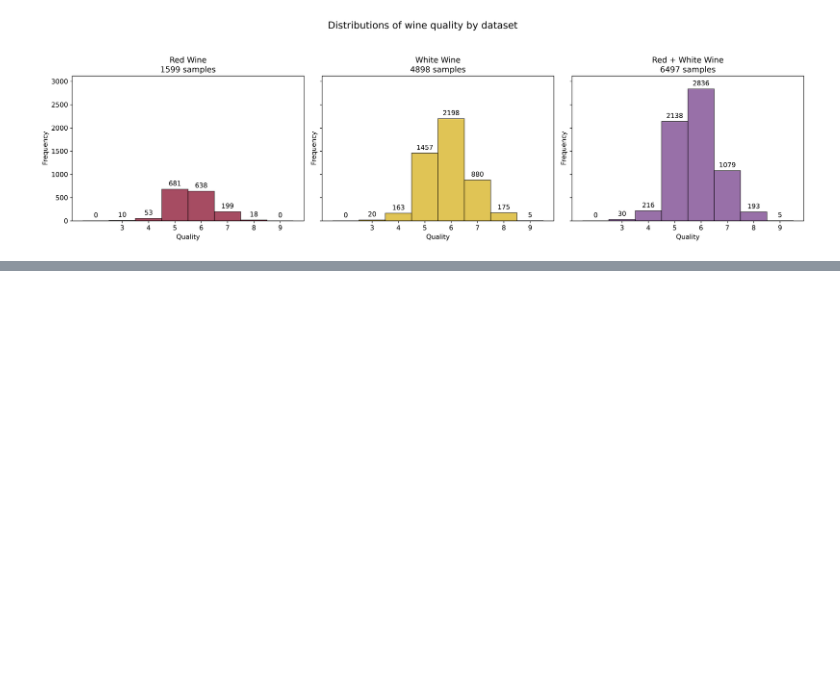
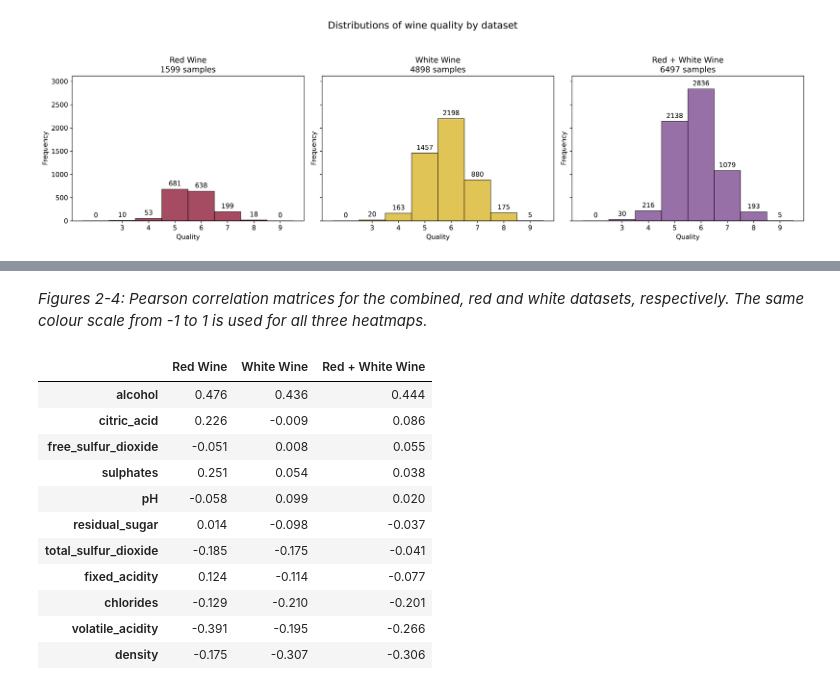
Before and after one commit to Alexandre-Mariotte/AM6020_SVM_Project, a Jupyter notebook: SVM_project.ipynb, the cells around one changed output, grey strips where cells are left out. Drawn from its saved outputs; the diff is of its cells as text; code cells hidden in the pictures; blank space fills up the shorter version.

```diff
--- a/SVM_project.ipynb
+++ b/SVM_project.ipynb
@@ -278,0 +325,27 @@ Done
+# %%
+# Compare the quality counts and percentages for each dataset
+quality_counts = pd.DataFrame(index=range(3, 10))
+quality_counts.index.name = "Quality"
+
+for name, (data, color) in datasets.items():
+    quality_counts[name] = data["quality"].value_counts()
+
+quality_counts = quality_counts.fillna(0).astype(int)
+quality_percentages = quality_counts.div(quality_counts.sum()).mul(100).round(1)
+
+print("Number of samples by quality")
+display(quality_counts)
+print("Percentage of samples by quality")
+display(quality_percentages)
+
+# A simple reference: always predict the most frequent score
+majority_baselines = []
+for name, (data, color) in datasets.items():
+    counts = data["quality"].value_counts()
+    majority_baselines.append({
+        "Dataset": name,
+        "Most frequent quality": counts.index[0],
+        "Majority share (%)": round(counts.iloc[0] / len(data) * 100, 1)
+    })
+
+display(pd.DataFrame(majority_baselines).set_index("Dataset"))
@@ -278,0 +413,24 @@ Done
+# %% [markdown]
+*Figures 2-4: Pearson correlation matrices for the combined, red and white datasets, respectively. The same colour scale from -1 to 1 is used for all three heatmaps.*
+# %%
+# Compare the correlations with quality, keeping only the measurements
+quality_correlations = pd.DataFrame()
+
+for name, (data, color) in datasets.items():
+    quality_correlations[name] = data[feature_columns + ["quality"]].corr()["quality"].drop("quality")
+
+quality_correlations = quality_correlations.sort_values("Red + White Wine", ascending=False)
+display(quality_correlations.round(3))
+# %% [output]
+|  | Red Wine | White Wine | Red + White Wine |
+| alcohol | 0.476 | 0.436 | 0.444 |
+| citric_acid | 0.226 | -0.009 | 0.086 |
+| free_sulfur_dioxide | -0.051 | 0.008 | 0.055 |
+| sulphates | 0.251 | 0.054 | 0.038 |
+| pH | -0.058 | 0.099 | 0.020 |
+| residual_sugar | 0.014 | -0.098 | -0.037 |
+| total_sulfur_dioxide | -0.185 | -0.175 | -0.041 |
+| fixed_acidity | 0.124 | -0.114 | -0.077 |
+| chlorides | -0.129 | -0.210 | -0.201 |
+| volatile_acidity | -0.391 | -0.195 | -0.266 |
+| density | -0.175 | -0.307 | -0.306 |
```
Also changed, not shown: parts of 16 cells of this notebook.
